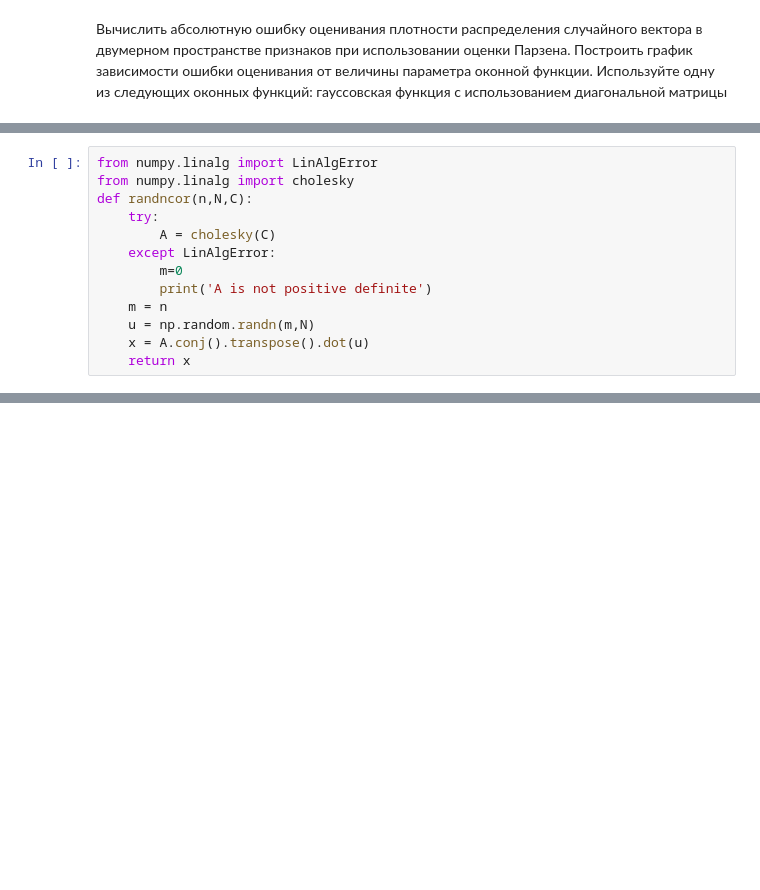
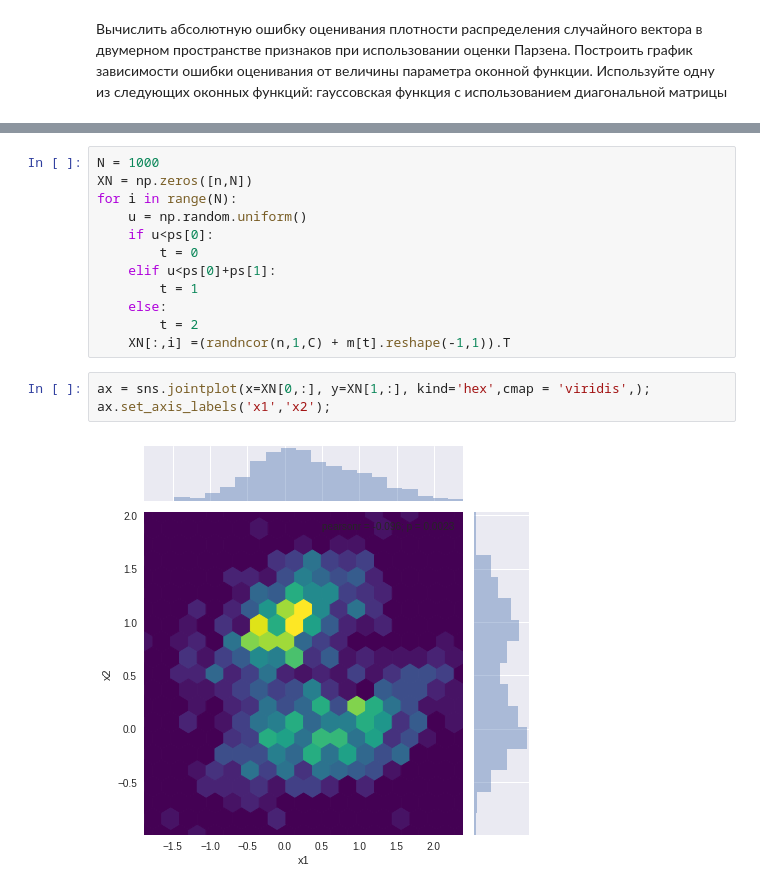
Before and after one commit to mzaharchenko/ml-labs, a Jupyter notebook: lab5.ipynb, the cells around one changed output, grey strips where cells are left out. Cells and saved outputs as stored; diff of their text form; blank space fills up the shorter version.

```diff
--- a/lab5.ipynb
+++ b/lab5.ipynb
@@ -62,13 +13,0 @@ pi = np.reshape(p,(len(x1),len(x2)))
-# %%
-from numpy.linalg import LinAlgError
-from numpy.linalg import cholesky
-def randncor(n,N,C):
-    try:
-        A = cholesky(C)
-    except LinAlgError:
-        m=0
-        print('A is not positive definite')
-    m = n
-    u = np.random.randn(m,N)
-    x = A.conj().transpose().dot(u)
-    return x
@@ -213,0 +96,17 @@ ax.plot_surface(X1, X2,pvs[2], cmap=plt.cm.viridis, linewidth=0.2);
+# %%
+N = 1000
+XN = np.zeros([n,N])
+for i in range(N):
+    u = np.random.uniform()
+    if u<ps[0]:
+        t = 0
+    elif u<ps[0]+ps[1]:
+        t = 1
+    else:
+        t = 2
+    XN[:,i] =(randncor(n,1,C) + m[t].reshape(-1,1)).T
+# %%
+ax = sns.jointplot(x=XN[0,:], y=XN[1,:], kind='hex',cmap = 'viridis',);
+ax.set_axis_labels('x1','x2');
+# %% [output]
+[figure, added]
```
Also changed, not shown: parts of 43 cells of this notebook, 4 other files.
